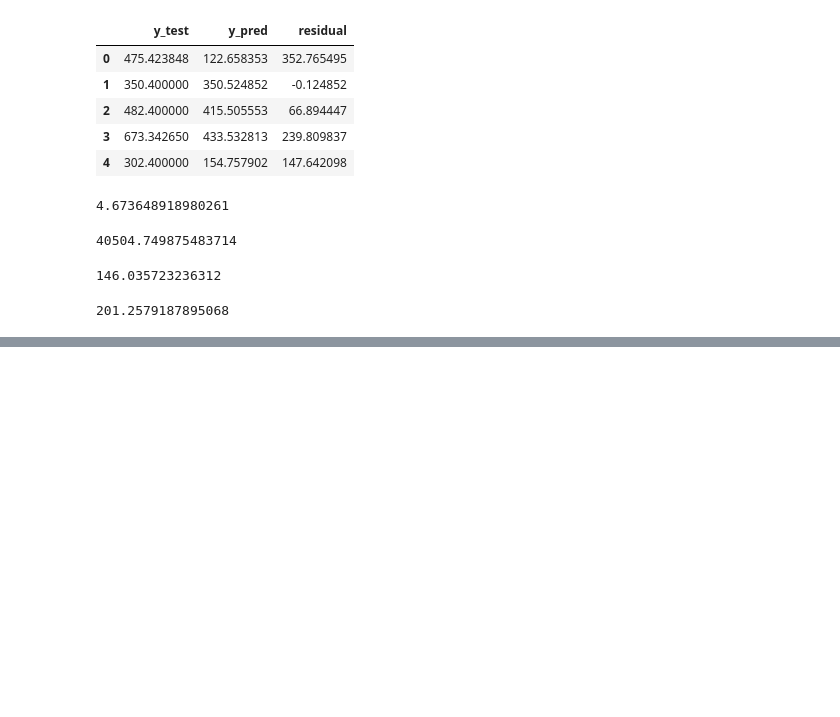
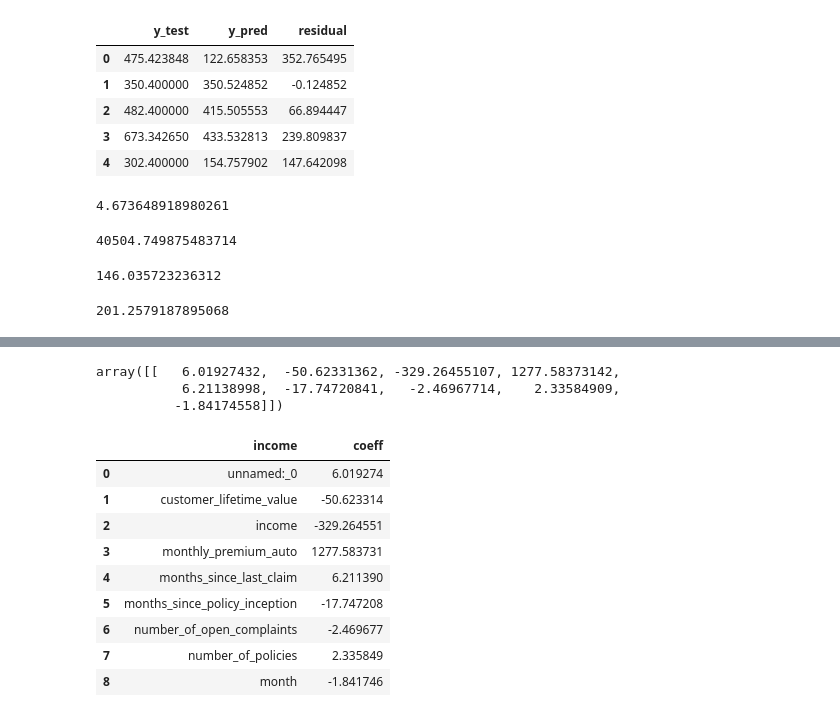
Before and after one commit to Oliviasteph5/Week4, a Jupyter notebook: Week4Day2 Lab on Linear Regression.ipynb, the cells around one changed output, grey strips where cells are left out. Cells and saved outputs as stored; diff of their text form; code cells hidden in the pictures; blank space fills up the shorter version.

```diff
--- a/Week4Day2 Lab on Linear Regression.ipynb
+++ b/Week4Day2 Lab on Linear Regression.ipynb
@@ -278,0 +329,7 @@ rsme
+# %%
+coefficients = model.coef_
+coefficients
+# %% [output]
+array([[   6.01927432,  -50.62331362, -329.26455107, 1277.58373142,
+           6.21138998,  -17.74720841,   -2.46967714,    2.33584909,
+          -1.84174558]])
@@ -278,0 +338,15 @@ rsme
+# %%
+fi_dict = {"income":feature_names, "coeff":coefficients}
+fi_df = pd.DataFrame(fi_dict)
+fi_df
+# %% [output]
+|  | income | coeff |
+| 0 | unnamed:_0 | 6.019274 |
+| 1 | customer_lifetime_value | -50.623314 |
+| 2 | income | -329.264551 |
+| 3 | monthly_premium_auto | 1277.583731 |
+| 4 | months_since_last_claim | 6.211390 |
+| 5 | months_since_policy_inception | -17.747208 |
+| 6 | number_of_open_complaints | -2.469677 |
+| 7 | number_of_policies | 2.335849 |
+| 8 | month | -1.841746 |
```
Also changed, not shown: parts of 9 cells of this notebook.
